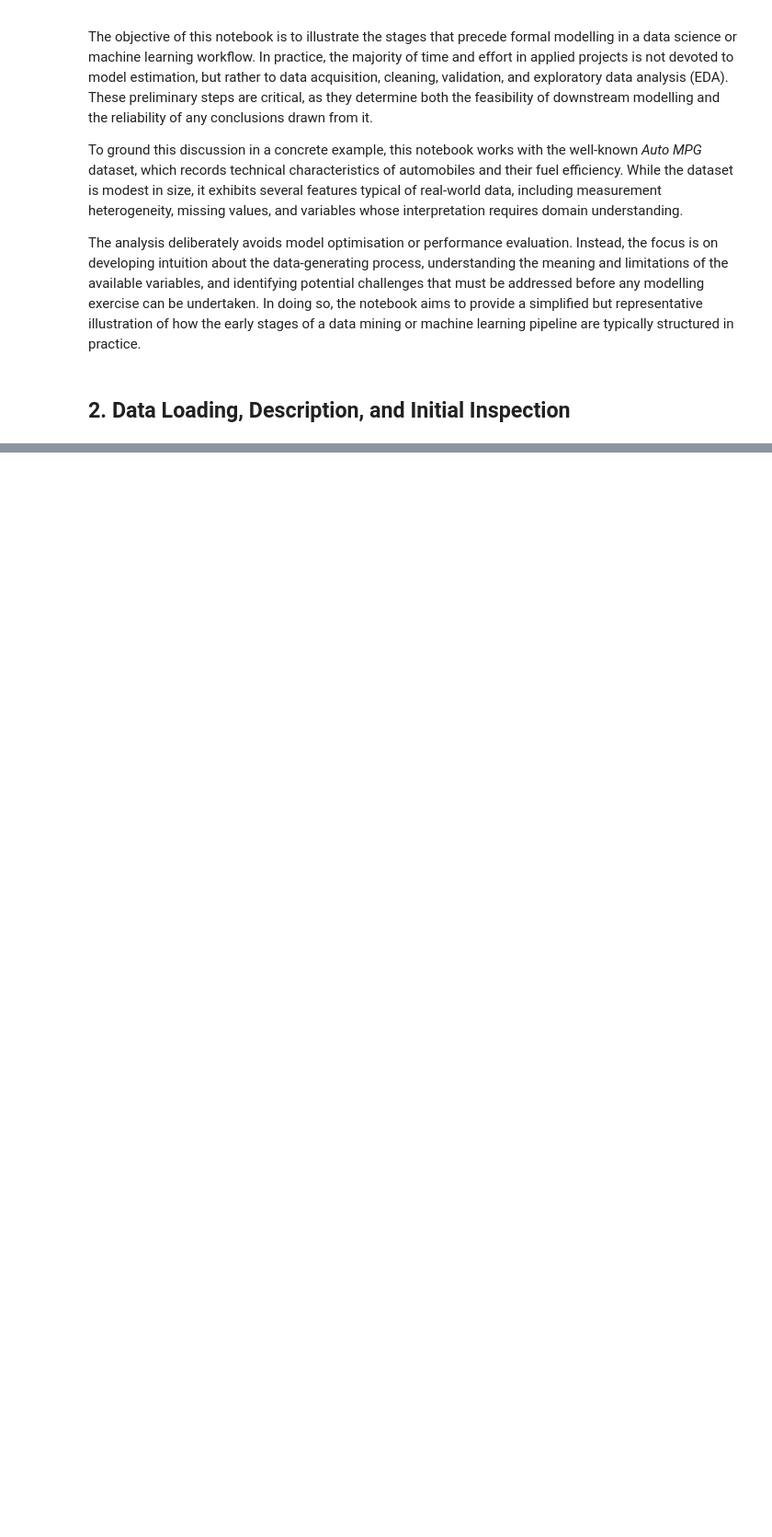
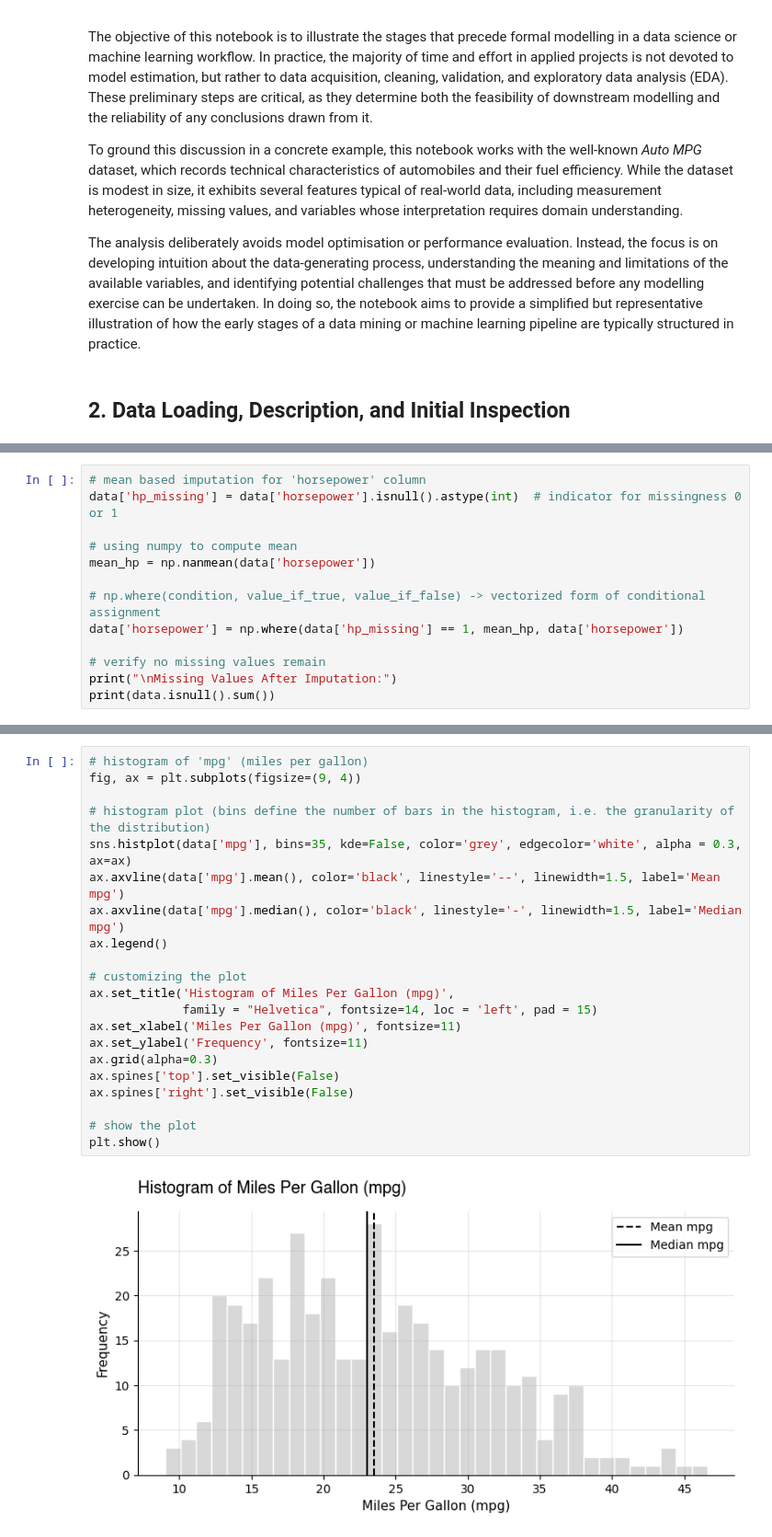
Before and after one commit to YVYX04/Introduction-to-Statistical-Learning, a Jupyter notebook: 01_data_science_fundamentals/02_mini_ml_project.ipynb, the cells around one changed output, grey strips where cells are left out. Shown at 92% size. Saved outputs shown, nothing was run; the diff lists cells and outputs as text; blank space fills up the shorter version.

```diff
--- a/01_data_science_fundamentals/02_mini_ml_project.ipynb
+++ b/01_data_science_fundamentals/02_mini_ml_project.ipynb
@@ -34,0 +207,13 @@ The analysis deliberately avoids model optimisation or performance evaluation. I
+# %%
+# mean based imputation for 'horsepower' column
+data['hp_missing'] = data['horsepower'].isnull().astype(int)  # indicator for missingness 0 or 1
+
+# using numpy to compute mean
+mean_hp = np.nanmean(data['horsepower'])
+
+# np.where(condition, value_if_true, value_if_false) -> vectorized form of conditional assignment
+data['horsepower'] = np.where(data['hp_missing'] == 1, mean_hp, data['horsepower'])
+
+# verify no missing values remain
+print("\nMissing Values After Imputation:")
+print(data.isnull().sum())
@@ -34,0 +283,23 @@ The analysis deliberately avoids model optimisation or performance evaluation. I
+# %%
+# histogram of 'mpg' (miles per gallon)
+fig, ax = plt.subplots(figsize=(9, 4))
+
+# histogram plot (bins define the number of bars in the histogram, i.e. the granularity of the distribution)
+sns.histplot(data['mpg'], bins=35, kde=False, color='grey', edgecolor='white', alpha = 0.3, ax=ax)
+ax.axvline(data['mpg'].mean(), color='black', linestyle='--', linewidth=1.5, label='Mean mpg')
+ax.axvline(data['mpg'].median(), color='black', linestyle='-', linewidth=1.5, label='Median mpg')
+ax.legend()
+
+# customizing the plot
+ax.set_title('Histogram of Miles Per Gallon (mpg)',
+             family = "Helvetica", fontsize=14, loc = 'left', pad = 15)
+ax.set_xlabel('Miles Per Gallon (mpg)', fontsize=11)
+ax.set_ylabel('Frequency', fontsize=11)
+ax.grid(alpha=0.3)
+ax.spines['top'].set_visible(False)
+ax.spines['right'].set_visible(False)
+
+# show the plot
+plt.show()
+# %% [output]
+[figure, added]
```
Also changed, not shown: parts of 29 cells of this notebook.
